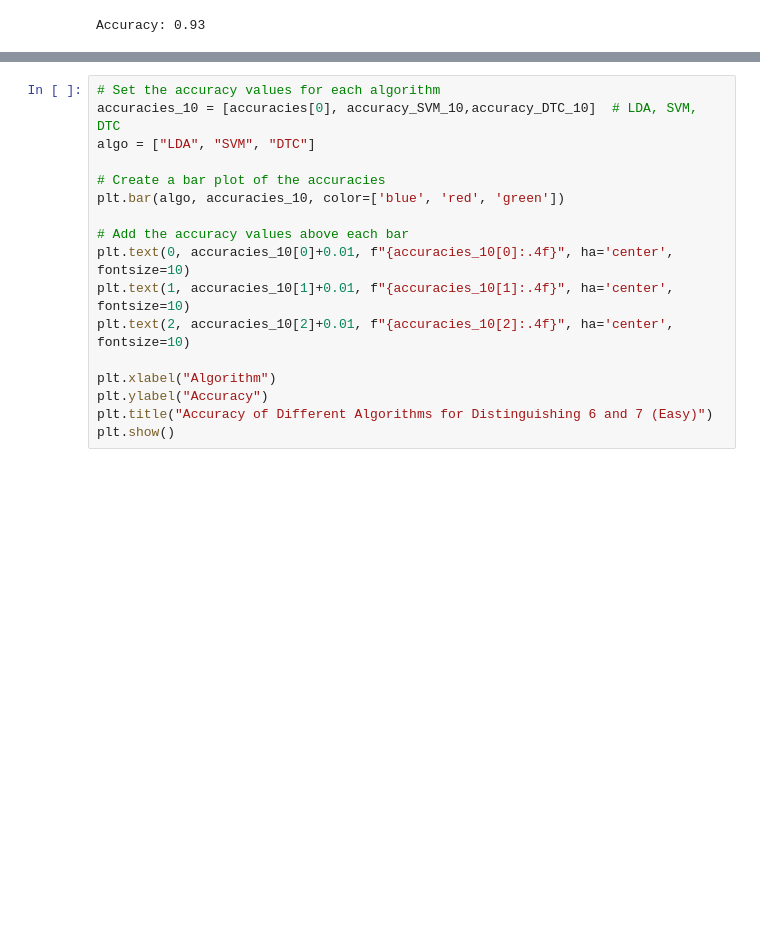
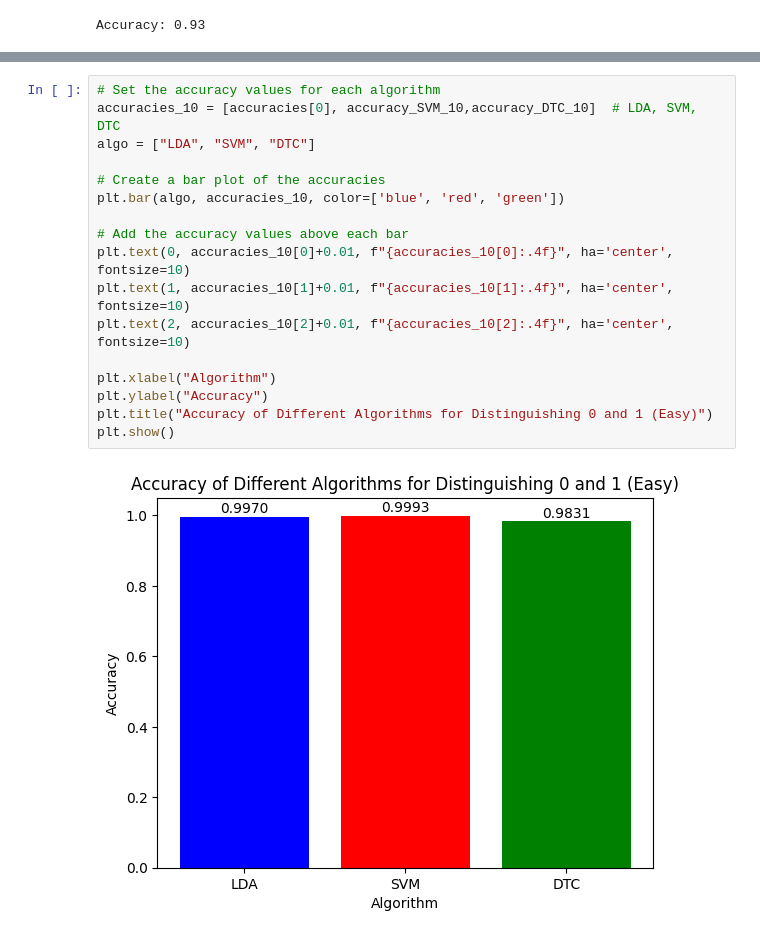
Before and after one commit to NajibHaidar/MNIST-Classification-ML, a Jupyter notebook: MNIST Classification ML.ipynb, the cells around one changed output, grey strips where cells are left out. Cells and saved outputs as stored; diff of their text form; blank space fills up the shorter version.

```diff
--- a/MNIST Classification ML.ipynb
+++ b/MNIST Classification ML.ipynb
@@ -562,20 +553,22 @@ print(f"Accuracy: {accuracy_DTC_10:.2f}")
 # %%
 # Set the accuracy values for each algorithm
 accuracies_10 = [accuracies[0], accuracy_SVM_10,accuracy_DTC_10]  # LDA, SVM, DTC
 algo = ["LDA", "SVM", "DTC"]
 
 # Create a bar plot of the accuracies
 plt.bar(algo, accuracies_10, color=['blue', 'red', 'green'])
 
 # Add the accuracy values above each bar
 plt.text(0, accuracies_10[0]+0.01, f"{accuracies_10[0]:.4f}", ha='center', fontsize=10)
 plt.text(1, accuracies_10[1]+0.01, f"{accuracies_10[1]:.4f}", ha='center', fontsize=10)
 plt.text(2, accuracies_10[2]+0.01, f"{accuracies_10[2]:.4f}", ha='center', fontsize=10)
 
 plt.xlabel("Algorithm")
 plt.ylabel("Accuracy")
-plt.title("Accuracy of Different Algorithms for Distinguishing 6 and 7 (Easy)")
+plt.title("Accuracy of Different Algorithms for Distinguishing 0 and 1 (Easy)")
 plt.show()
+# %% [output]
+[figure, added]
 # %%
 # Set the accuracy values for each algorithm
 accuracies_49 = [accuracies[len(accuracies) - 1], accuracy_SVM_49,accuracy_DTC_49]  # LDA, SVM, DTC
```
Also changed, not shown: parts of 14 cells of this notebook.
